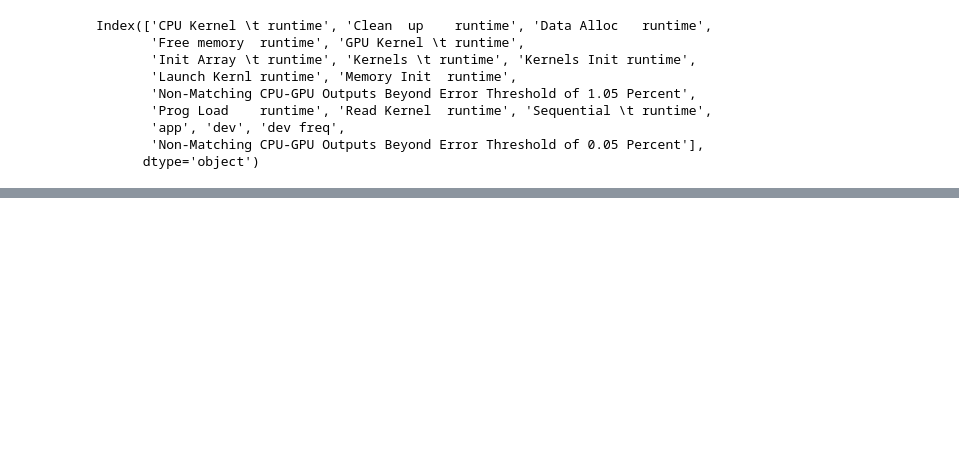
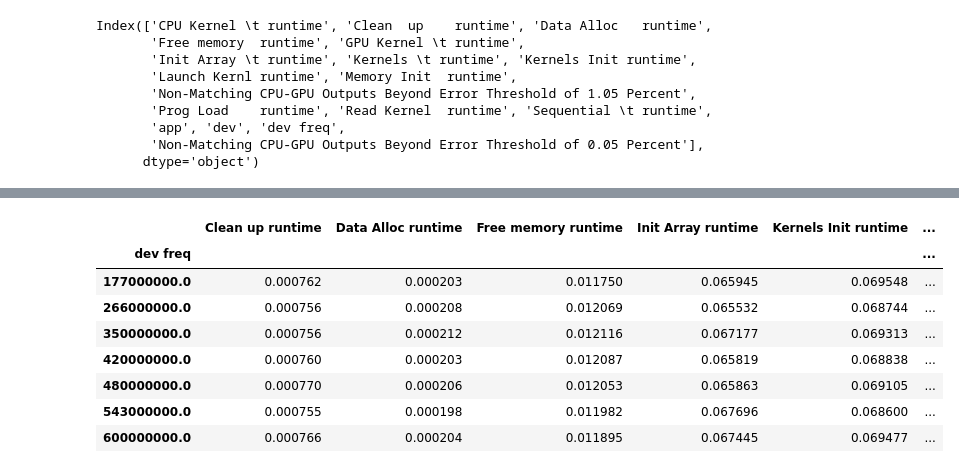
Before and after one commit to dwahast/Analise-Polybench, a Jupyter notebook: Analise Mali.ipynb, the cells around one changed output, grey strips where cells are left out. Drawn from its saved outputs; the diff is of its cells as text; code cells hidden in the pictures; blank space fills up the shorter version.

```diff
--- a/Analise Mali.ipynb
+++ b/Analise Mali.ipynb
@@ -80,11 +80,11 @@ to_remove = ['CPU Kernel \t runtime','Kernels \t runtime','GPU Kernel \t runtime
              'Non-Matching CPU-GPU Outputs Beyond Error Threshold of 1.05 Percent',
              'Sequential \t runtime']
 
-df_plot = df.loc[:,~df.columns.isin(to_remove)]
-df_plot.set_index(['dev freq'], inplace=True)
+df_temp = df.loc[:,~df.columns.isin(to_remove)]
+df_temp.set_index(['dev freq'], inplace=True)
 
-df_plot['Total'] = df_plot.sum(axis=1)
-
-df_plot
-#df_plot.groupby('app')
+df_temp['Total'] = df_temp.sum(axis=1)
+df_temp
+#df_plot
+#df.groupby('app')
 # %% [output]
@@ -120,0 +118,12 @@ TypeError: Cannot index by location index with a non-integer key
+# %%
+df_temp[df_temp['app'] == 'COVAR']
+# %% [output]
+|  | Clean up runtime | Data Alloc runtime | Free memory runtime | Init Array runtime | Kernels Init runtime | ... |
+| dev freq |  |  |  |  |  | ... |
+| 177000000.0 | 0.000762 | 0.000203 | 0.011750 | 0.065945 | 0.069548 | ... |
+| 266000000.0 | 0.000756 | 0.000208 | 0.012069 | 0.065532 | 0.068744 | ... |
+| 350000000.0 | 0.000756 | 0.000212 | 0.012116 | 0.067177 | 0.069313 | ... |
+| 420000000.0 | 0.000760 | 0.000203 | 0.012087 | 0.065819 | 0.068838 | ... |
+| 480000000.0 | 0.000770 | 0.000206 | 0.012053 | 0.065863 | 0.069105 | ... |
+| 543000000.0 | 0.000755 | 0.000198 | 0.011982 | 0.067696 | 0.068600 | ... |
+| 600000000.0 | 0.000766 | 0.000204 | 0.011895 | 0.067445 | 0.069477 | ... |
```
Also changed, not shown: parts of 3 cells of this notebook.
